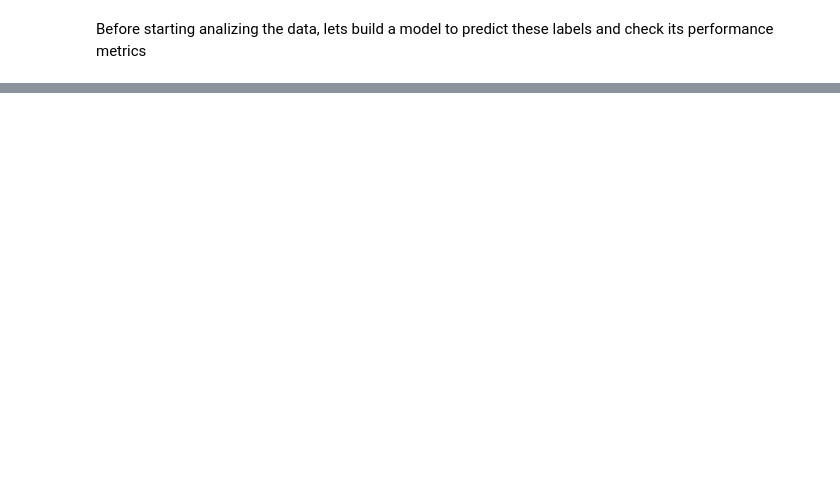
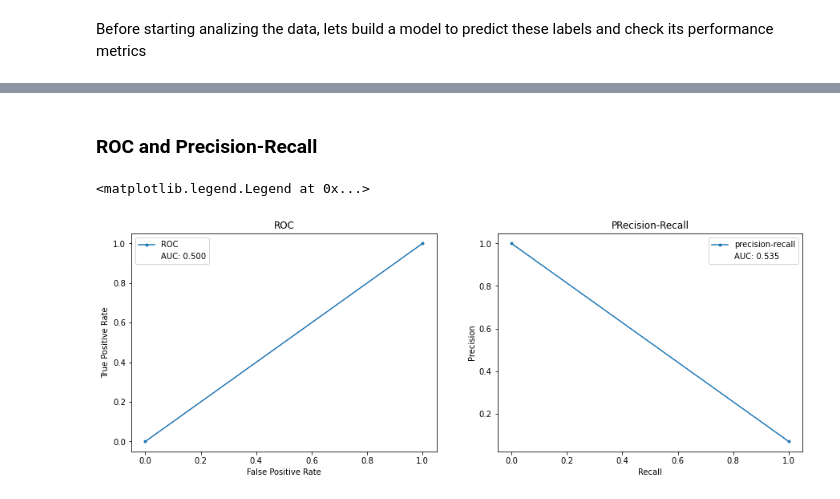
Before and after one commit to kevinmgamboa/model_evaluation, a Jupyter notebook: Model Evaluation Notes.ipynb, the cells around one changed output, grey strips where cells are left out. Saved outputs shown, nothing was run; the diff lists cells and outputs as text; code cells hidden in the pictures; blank space fills up the shorter version.

```diff
--- a/Model Evaluation Notes.ipynb
+++ b/Model Evaluation Notes.ipynb
@@ -56,3 +69,33 @@ dummy.score(X_test, y_test)
+# %% [markdown]
+### ROC and Precision-Recall
+# %%
+fpr, tpr, _ = sklearn.metrics.roc_curve(y_test, y_pred)
+roc_auc = sklearn.metrics.roc_auc_score(y_test, y_pred)
+
+plt.figure(figsize=(15,5))
+plt.subplot(1,2,1)
+
+plt.plot(fpr, tpr, marker='.', label='ROC')
+plt.plot([], [], " ", label='AUC: %.3f' % roc_auc)
+plt.title('ROC')
+plt.xlabel('False Positive Rate')
+plt.ylabel('True Positive Rate')
+plt.legend()
+
+plt.subplot(1,2,2)
+
+precision, recall, _ = sklearn.metrics.precision_recall_curve(y_test, y_pred)
+auc_score = sklearn.metrics.auc(recall, precision)
+
+plt.plot(recall, precision, marker='.', label='precision-recall')
+plt.plot([], [], " ", label='AUC: %.3f' % auc_score)
+plt.title('PRecision-Recall')
+plt.xlabel('Recall')
+plt.ylabel('Precision')
+plt.legend()
+# %% [output]
+<matplotlib.legend.Legend at 0x...>
+[figure, added]
 # %%
 def model():
     model = tf.keras.Sequential([
```
Also changed, not shown: parts of 12 cells of this notebook.
